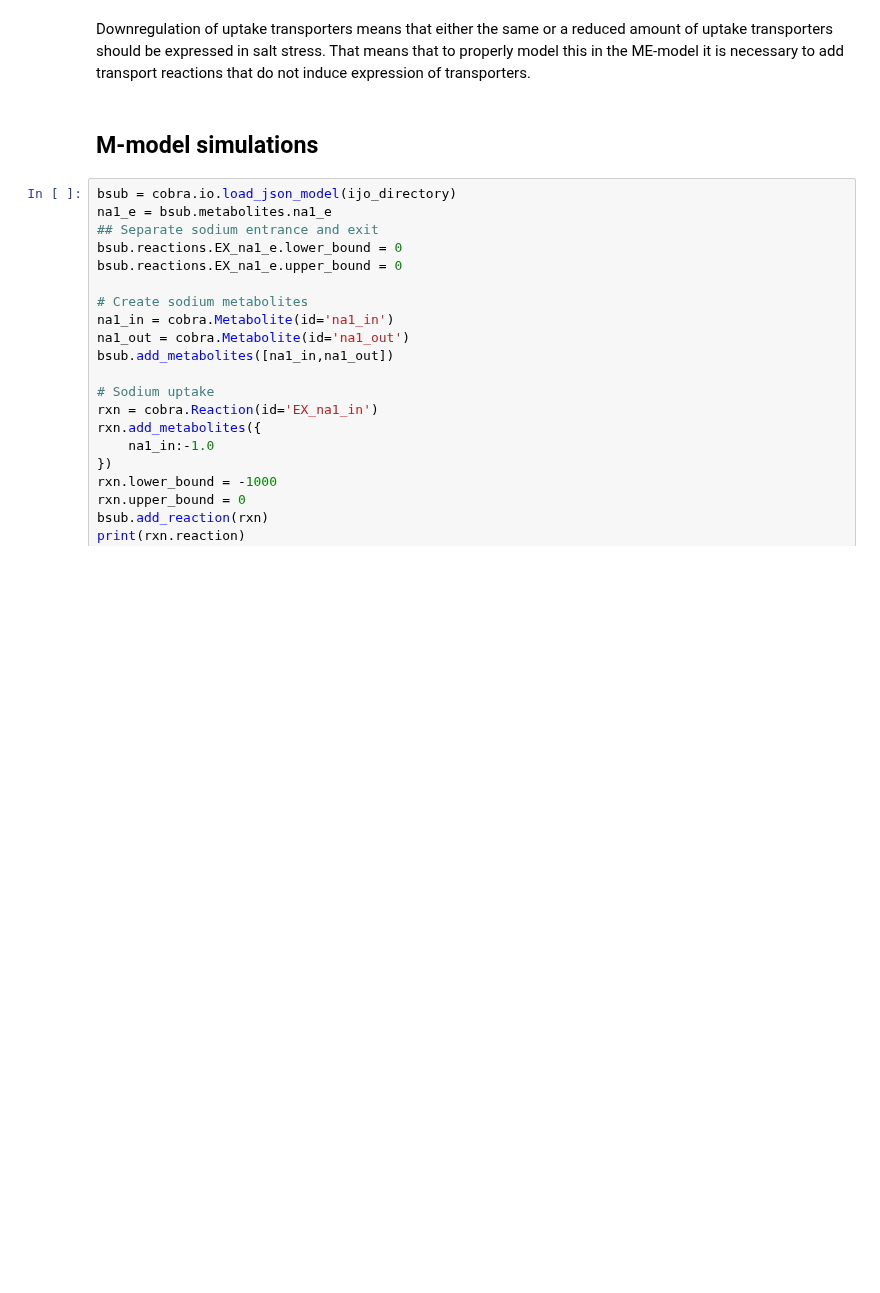
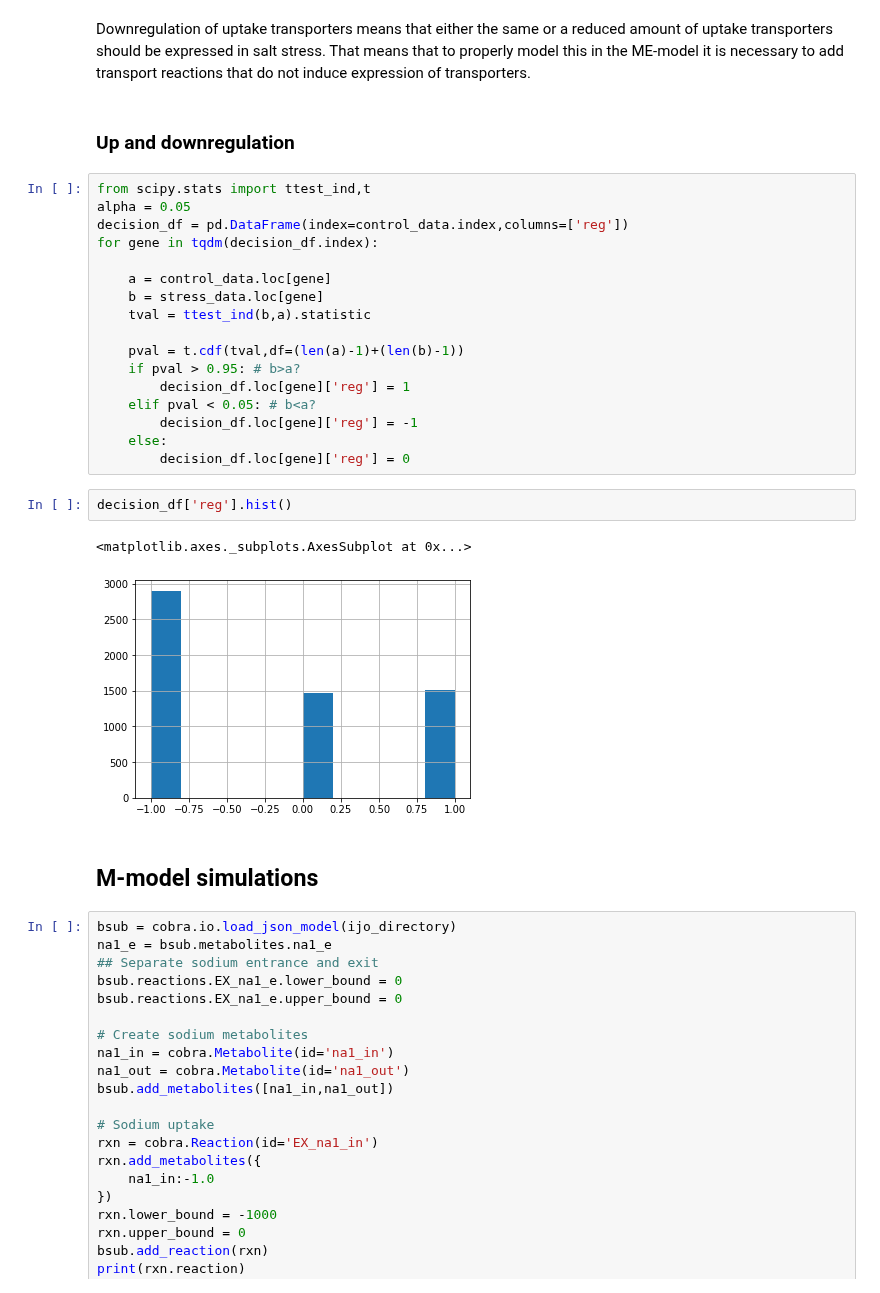
Before and after one commit to jdtibochab/bacillusme, a Jupyter notebook: ecolime/analysis/salt_response.ipynb, the cells around one changed output. Cells and saved outputs as stored; diff of their text form; blank space fills up the shorter version.

```diff
--- a/ecolime/analysis/salt_response.ipynb
+++ b/ecolime/analysis/salt_response.ipynb
@@ -117,5 +120,29 @@ plt.tight_layout()
 # %% [markdown]
 Downregulation of uptake transporters means that either the same or a reduced amount of uptake transporters should be expressed in salt stress. That means that to properly model this in the ME-model it is necessary to add transport reactions that do not induce expression of transporters.
+# %% [markdown]
+### Up and downregulation
+# %%
+from scipy.stats import ttest_ind,t
+alpha = 0.05
+decision_df = pd.DataFrame(index=control_data.index,columns=['reg'])
+for gene in tqdm(decision_df.index):
+
+    a = control_data.loc[gene]
+    b = stress_data.loc[gene]
+    tval = ttest_ind(b,a).statistic
+
+    pval = t.cdf(tval,df=(len(a)-1)+(len(b)-1))
+    if pval > 0.95: # b>a?
+        decision_df.loc[gene]['reg'] = 1
+    elif pval < 0.05: # b<a?
+        decision_df.loc[gene]['reg'] = -1
+    else:
+        decision_df.loc[gene]['reg'] = 0
+# %%
+decision_df['reg'].hist()
+# %% [output]
+<matplotlib.axes._subplots.AxesSubplot at 0x...>
+[figure, added]
 # %% [markdown]
 ## M-model simulations
 # %%
```
Also changed, not shown: parts of 27 cells of this notebook, 28 other files.
